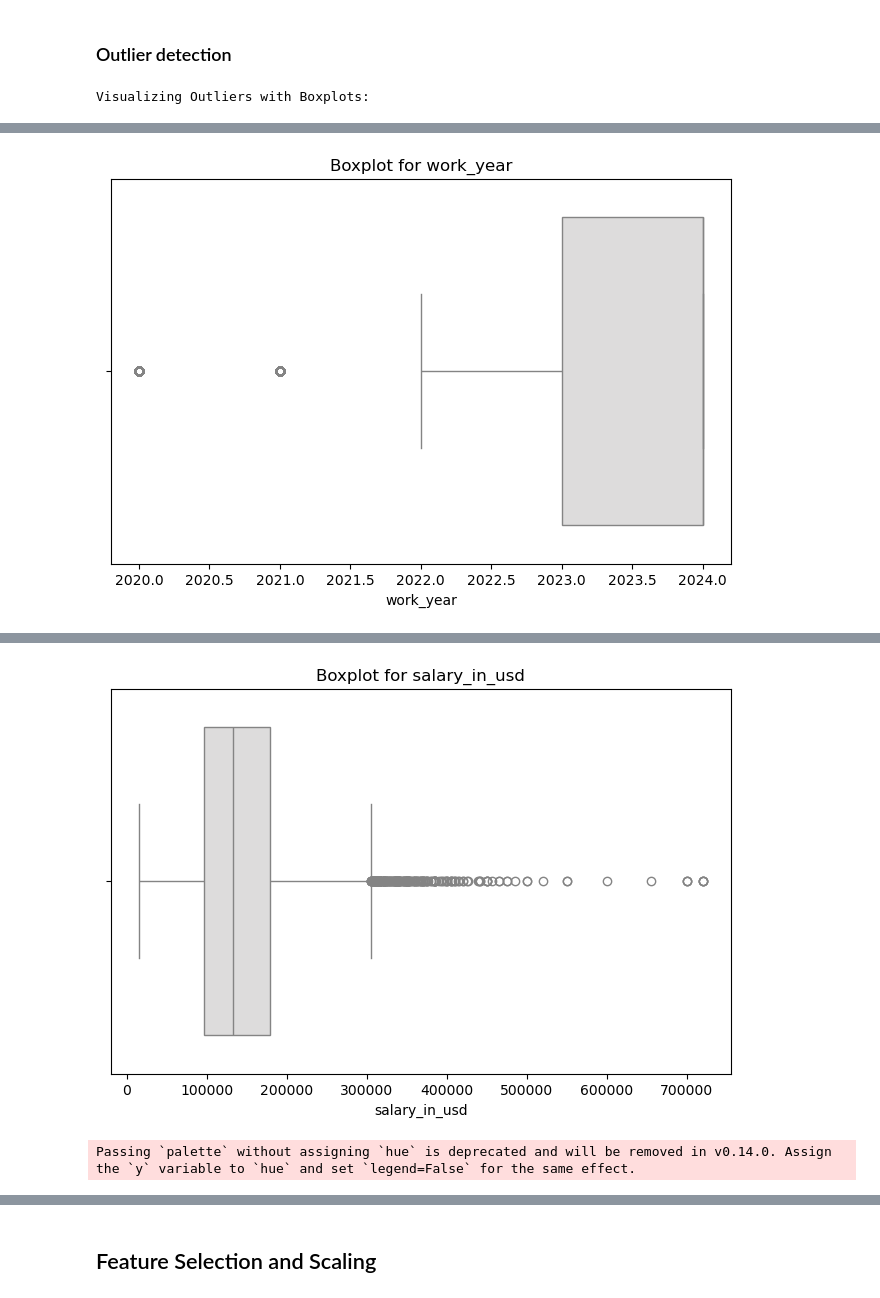
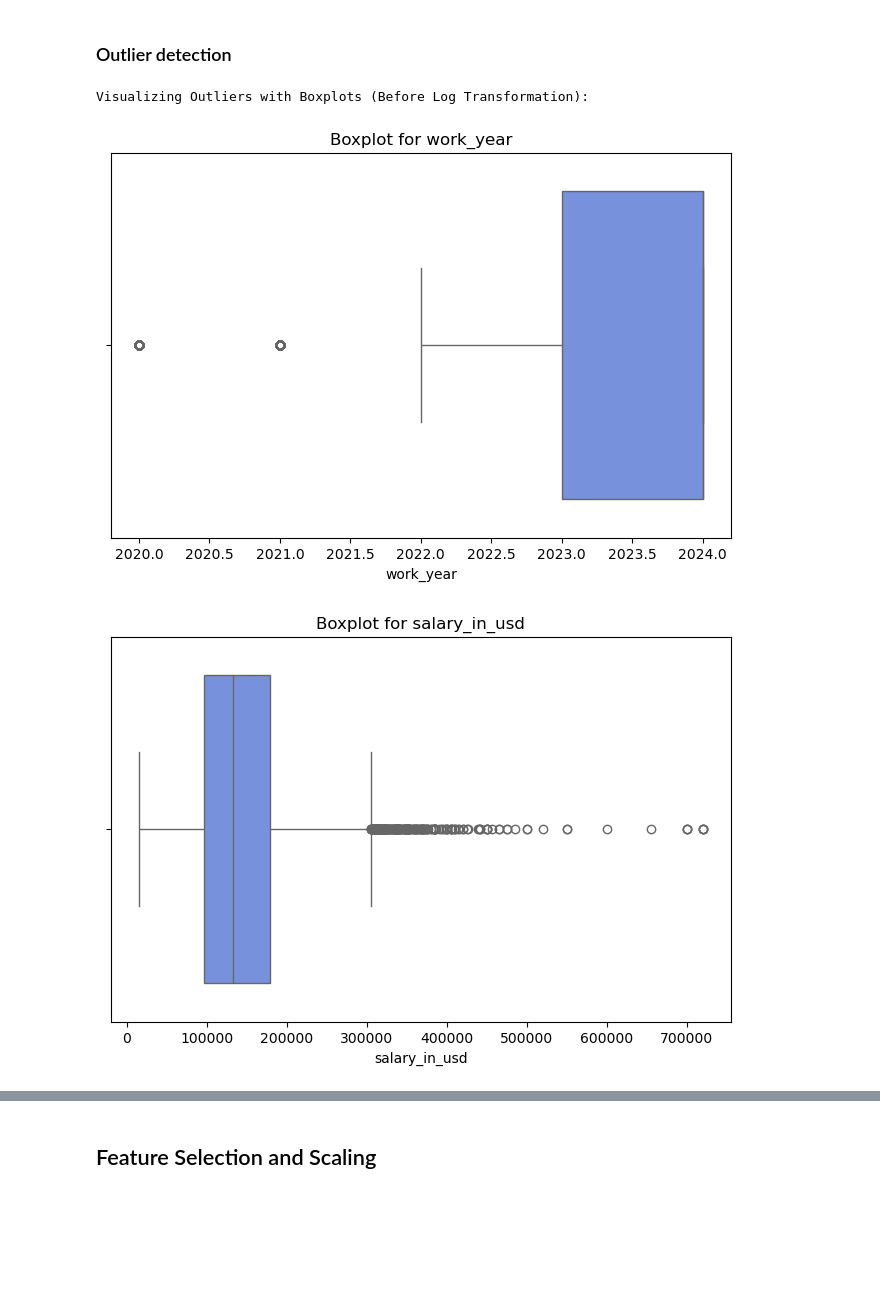
Before and after one commit to isnotJack/AI-project, a Jupyter notebook: test.ipynb, the cells around one changed output, grey strips where cells are left out. Saved outputs shown, nothing was run; the diff lists cells and outputs as text; code cells hidden in the pictures; blank space fills up the shorter version.

Commit message:
cambiato tutto su df_copy

```diff
--- a/test.ipynb
+++ b/test.ipynb
@@ -601,16 +604,21 @@ Transformed Dataset:
 # %% [markdown]
 ### Outlier detection
 # %%
+import numpy as np
+import seaborn as sns
+import matplotlib.pyplot as plt
+
 # Step 3: Outlier Analysis
 
 # 1. Visualize outliers with boxplots for all numerical features
-print("\nVisualizing Outliers with Boxplots:")
+print("\nVisualizing Outliers with Boxplots (Before Log Transformation):")
 
 numerical_features = df.select_dtypes(include=['float64', 'int64']).columns
+sns.set_palette("coolwarm")  # Set a global color palette (optional)
 
 for column in numerical_features:
     plt.figure(figsize=(8, 5))
-    sns.boxplot(x=df[column], palette='coolwarm')
+    sns.boxplot(x=df[column])
     plt.title(f"Boxplot for {column}")
     plt.xlabel(column)
     plt.show()
@@ -618,33 +626,72 @@ for column in numerical_features:
 # 2. Identify outliers using the IQR method
 print("\nIdentifying Outliers Using IQR Method:")
 
 outlier_info = {}
 
 for column in numerical_features:
     Q1 = df[column].quantile(0.25)
     Q3 = df[column].quantile(0.75)
     IQR = Q3 - Q1
 
     lower_bound = Q1 - 1.5 * IQR
     upper_bound = Q3 + 1.5 * IQR
 
     # Count outliers
     outliers = df[(df[column] < lower_bound) | (df[column] > upper_bound)]
     num_outliers = outliers.shape[0]
 
     outlier_info[column] = {
         'Lower Bound': lower_bound,
         'Upper Bound': upper_bound,
         'Number of Outliers': num_outliers
     }
     print(f"\nFeature: {column}")
     print(f" - Lower Bound: {lower_bound}")
     print(f" - Upper Bound: {upper_bound}")
     print(f" - Number of Outliers: {num_outliers}")
 
-# Display outlier summary
-print("\nOutlier Summary:")
+# 3. Display outlier summary
+print("\nOutlier Summary (Before Log Transformation):")
 for feature, info in outlier_info.items():
     print(f"{feature}: {info['Number of Outliers']} outliers")
+
+# 4. Apply log transformation to 'salary_in_usd' to reduce outliers
+print("\nApplying Log Transformation to 'salary_in_usd'...")
+
+
+
+# Visualizzare la distribuzione di salary_in_usd (log) senza modificarlo
+df_copy = df.copy()
+
+df_copy['salary_in_usd'] = np.log1p(df_copy['salary_in_usd'])
+
+plt.figure(figsize=(8, 5))
+sns.boxplot(x=df_copy['salary_in_usd'])
+plt.title("Boxplot for Log-Transformed Salary (salary_in_usd)")
+plt.xlabel("Log(Salary in USD)")
+plt.show()
+
+
+# Visualize the new distribution
+plt.figure(figsize=(8, 5))
+sns.histplot(df_copy['salary_in_usd'], kde=True, color='skyblue')
+plt.title("Distribution of Log-Transformed Salary")
+plt.xlabel("Log(Salary in USD)")
+plt.show()
+
+# 5. Visualize salary_in_usd in original scale (inverse log)
+#print("\nVisualizing Salary in Original Scale (Inverse Log):")
+
+# plt.figure(figsize=(8, 5))
+# sns.boxplot(x=np.expm1(df['salary_in_usd']))  # Apply inverse log transformation
+# plt.title("Boxplot for Salary in USD (Original Scale)")
+# plt.xlabel("Salary in USD")
+# plt.show()
+
+print("\nLog Transformation Applied Successfully!")
+
+print(df.head())
 # %% [output]
-Visualizing Outliers with Boxplots:
+Visualizing Outliers with Boxplots (Before Log Transformation):
+[figure, new version]
+[figure, new version]
@@ -652 +715,0 @@ Passing `palette` without assigning `hue` is deprecated and will be removed in v
-[figure, old version]
@@ -654,2 +734,0 @@ Passing `palette` without assigning `hue` is deprecated and will be removed in v
-[figure, old version]
-Passing `palette` without assigning `hue` is deprecated and will be removed in v0.14.0. Assign the `y` variable to `hue` and set `legend=False` for the same effect.
```
Also changed, not shown: parts of 14 cells of this notebook, 1 other file.
